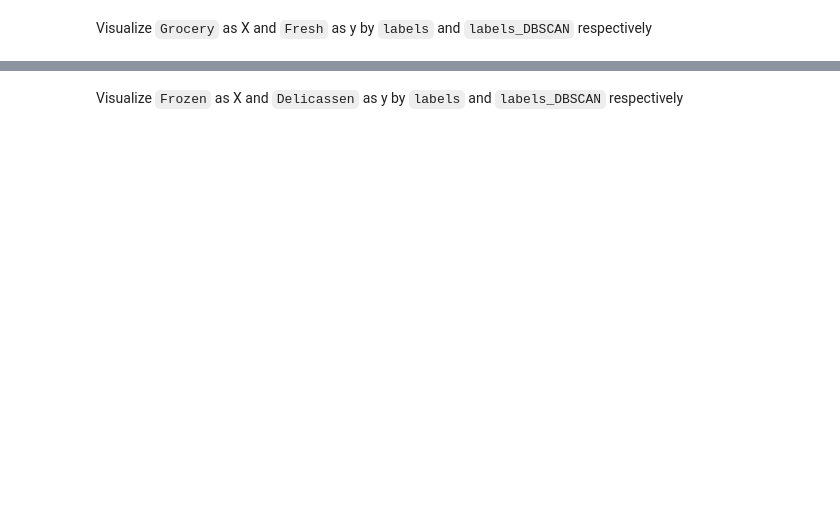
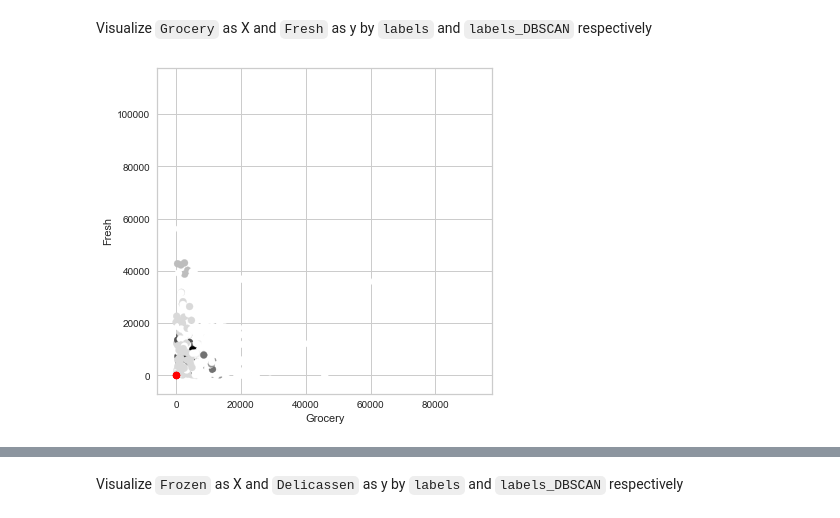
Before and after one commit to ta-data-lis/lab-unsupervised-learning, a Jupyter notebook: your-code/[lab-unsupervised-learning] Evelien Donkers.ipynb, the cells around one changed output, grey strips where cells are left out. Saved outputs shown, nothing was run; the diff lists cells and outputs as text; code cells hidden in the pictures; blank space fills up the shorter version.

```diff
--- a/your-code/[lab-unsupervised-learning] Evelien Donkers.ipynb
+++ b/your-code/[lab-unsupervised-learning] Evelien Donkers.ipynb
@@ -155,0 +225,11 @@ Visualize `Grocery` as X and `Fresh` as y by `labels` and `labels_DBSCAN` respec
+# %%
+# Your code here:
+plt.figure(figsize=(6,6))
+plt.scatter(customers['Grocery'], customers['Fresh'], c=customers['labels_DBSCAN'])
+plt.xlabel('Grocery')
+plt.ylabel('Fresh')
+plt.scatter(centers[:, 0], centers[:, 1], c='red', s=50)#, alpha=0.75)
+
+plt.show()
+# %% [output]
+[figure, added]
```
Also changed, not shown: parts of 23 cells of this notebook.
